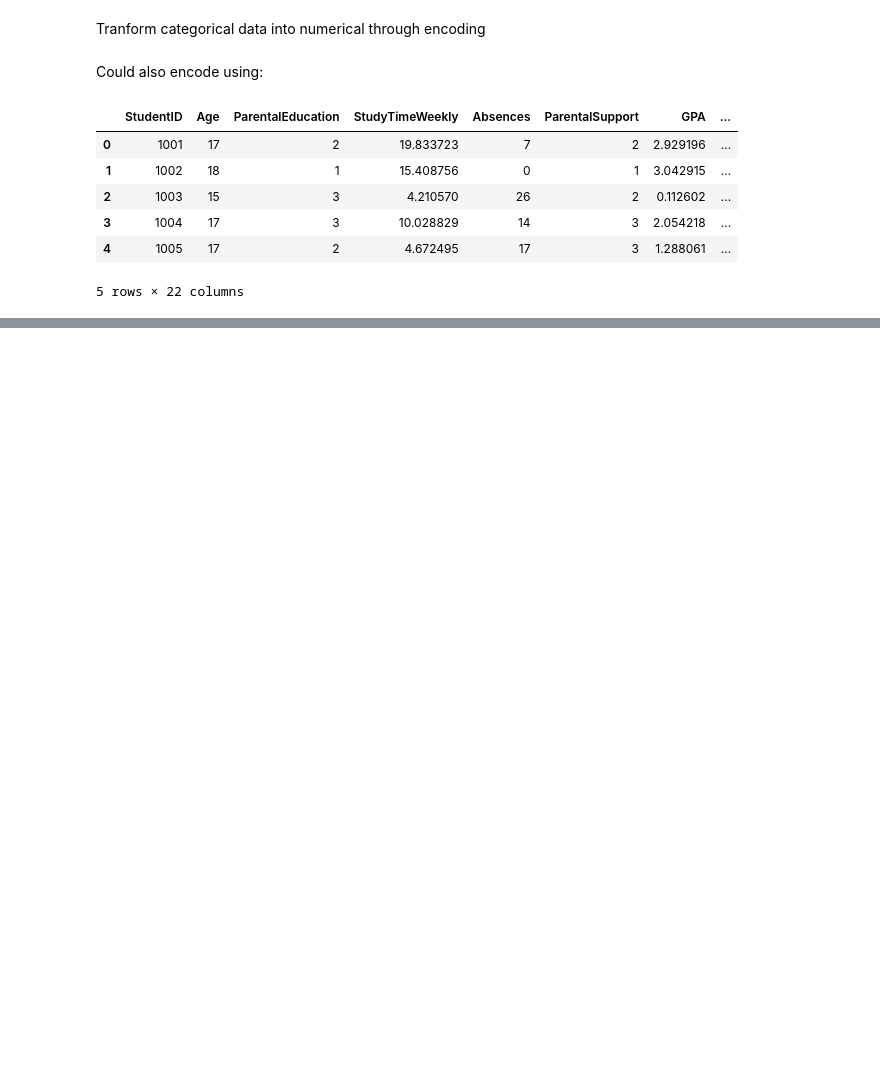
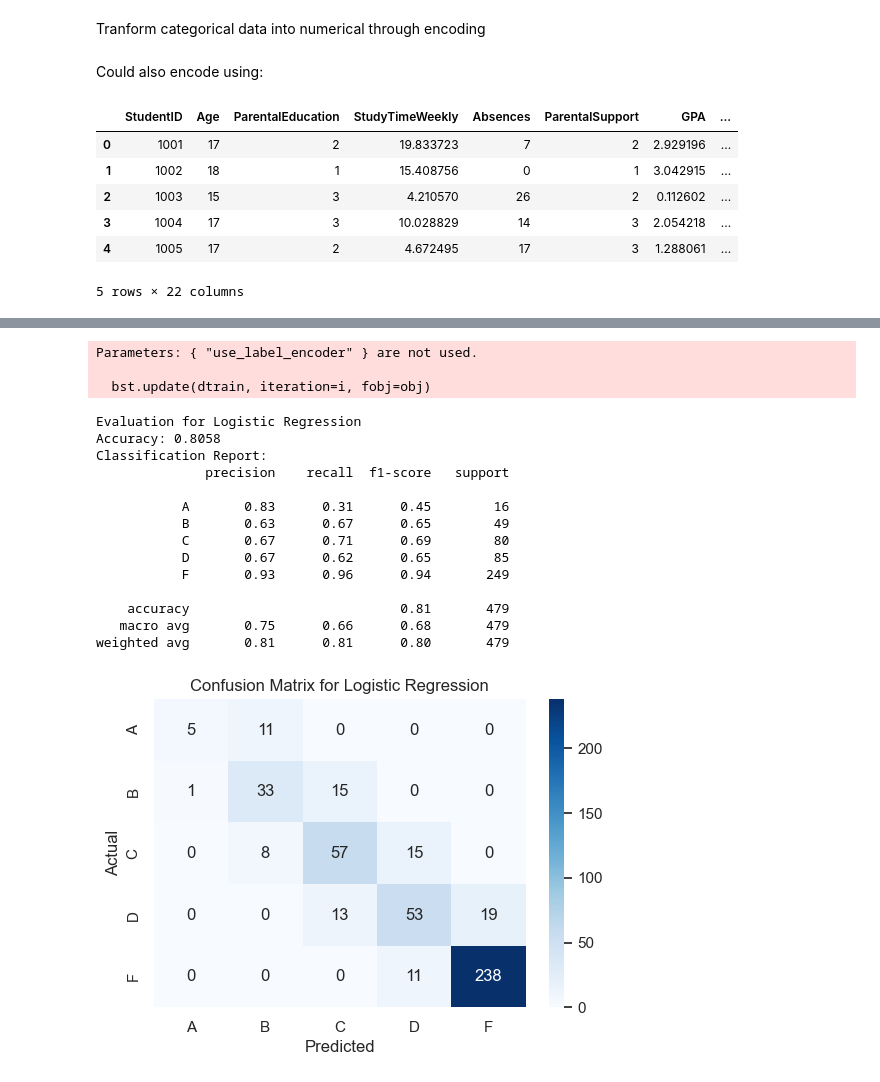
Before and after one commit to AnnMariDB/MLG382-Projects, a Jupyter notebook: MLG382Project1/Group E_MLG382_GuidedProject.ipynb, the cells around one changed output, grey strips where cells are left out. Drawn from its saved outputs; the diff is of its cells as text; code cells hidden in the pictures; blank space fills up the shorter version.

Commit message:
step 8 Feature engineering + step  9 baseline models

```diff
--- a/MLG382Project1/Group E_MLG382_GuidedProject.ipynb
+++ b/MLG382Project1/Group E_MLG382_GuidedProject.ipynb
@@ -643,0 +661,12 @@ df_encoded.head()
+# %%
+#Part 9: Model Building - Baseline Models
+#spliting the data into training and testing sets.
+
+X_train, X_test, y_train, y_test = train_test_split(X_scaled, y,
+                                                    test_size=0.2,
+                                                    random_state=42)
+# %%
+#1.Logistic Regression
+logR_model = LogisticRegression(max_iter=1000)  # increased iterations for convergence
+logR_model.fit(X_train, y_train)
+logR_predicted = logR_model.predict(X_test)
@@ -643,0 +678,53 @@ df_encoded.head()
+# %%
+#3.XGBoost Classifier
+xgboost_model = XGBClassifier(use_label_encoder=False, #using parameters so no warnings
+                          eval_metric='mlogloss',
+                          random_state=42)
+xgboost_model.fit(X_train, y_train)
+xgboost_predicted = xgboost_model.predict(X_test)
+# %% [output]
+Parameters: { "use_label_encoder" } are not used.
+
+  bst.update(dtrain, iteration=i, fobj=obj)
+# %%
+
+#evaluating the models
+def evaluate_model(model_name, y_true, y_pred):
+    print(f"\nEvaluation for {model_name}")
+    acc = accuracy_score(y_true, y_pred)
+    print("Accuracy:", round(acc, 4))
+    print("Classification Report:")
+    print(classification_report(y_true, y_pred, target_names=['A', 'B', 'C', 'D', 'F']))
+
+    cm = confusion_matrix(y_true, y_pred)
+    plt.figure(figsize=(6, 4))
+    sns.heatmap(cm, annot=True, fmt='d', cmap='Blues', #cmap, annotate, format='decimal', color_map
+                xticklabels=['A', 'B', 'C', 'D', 'F'],
+                yticklabels=['A', 'B', 'C', 'D', 'F'])
+    plt.xlabel('Predicted')
+    plt.ylabel('Actual')
+    plt.title(f'Confusion Matrix for {model_name}')
+    plt.show()
+# %%
+#evaluating Logistic Regression model
+evaluate_model("Logistic Regression", y_test, logR_predicted)
+
+#output notes
+#weighted avg shows the model predicts grades correctly about 81% of the time.
+#but it performs better for common grades (like A or B), but is less accurate for less common ones (like D or F), as seen in the lower macro recall (0.66).
+# %% [output]
+Evaluation for Logistic Regression
+Accuracy: 0.8058
+Classification Report:
+              precision    recall  f1-score   support
+
+           A       0.83      0.31      0.45        16
+           B       0.63      0.67      0.65        49
+           C       0.67      0.71      0.69        80
+           D       0.67      0.62      0.65        85
+           F       0.93      0.96      0.94       249
+
+    accuracy                           0.81       479
+   macro avg       0.75      0.66      0.68       479
+weighted avg       0.81      0.81      0.80       479
+[figure, added]
```
Also changed, not shown: parts of 7 cells of this notebook.
